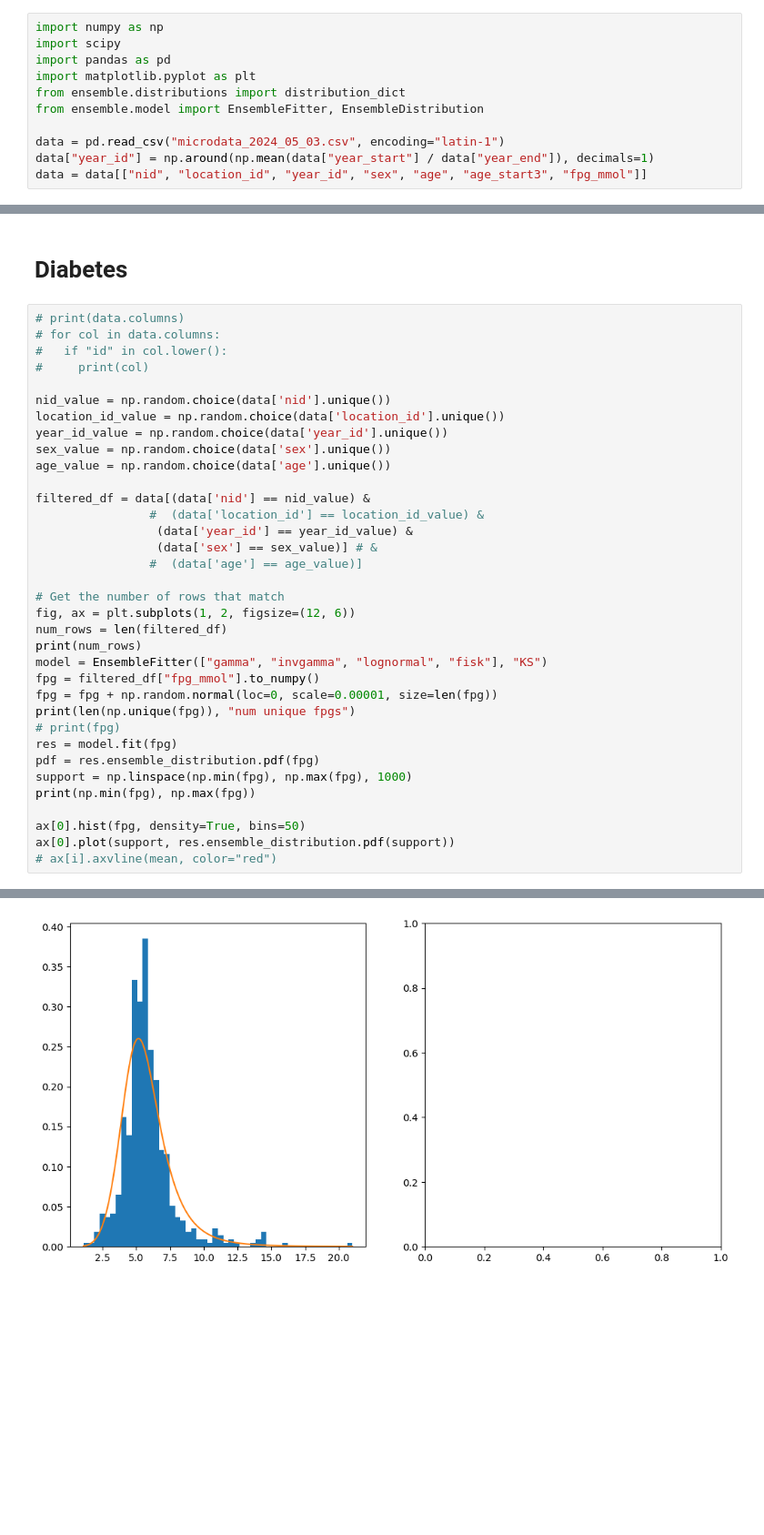
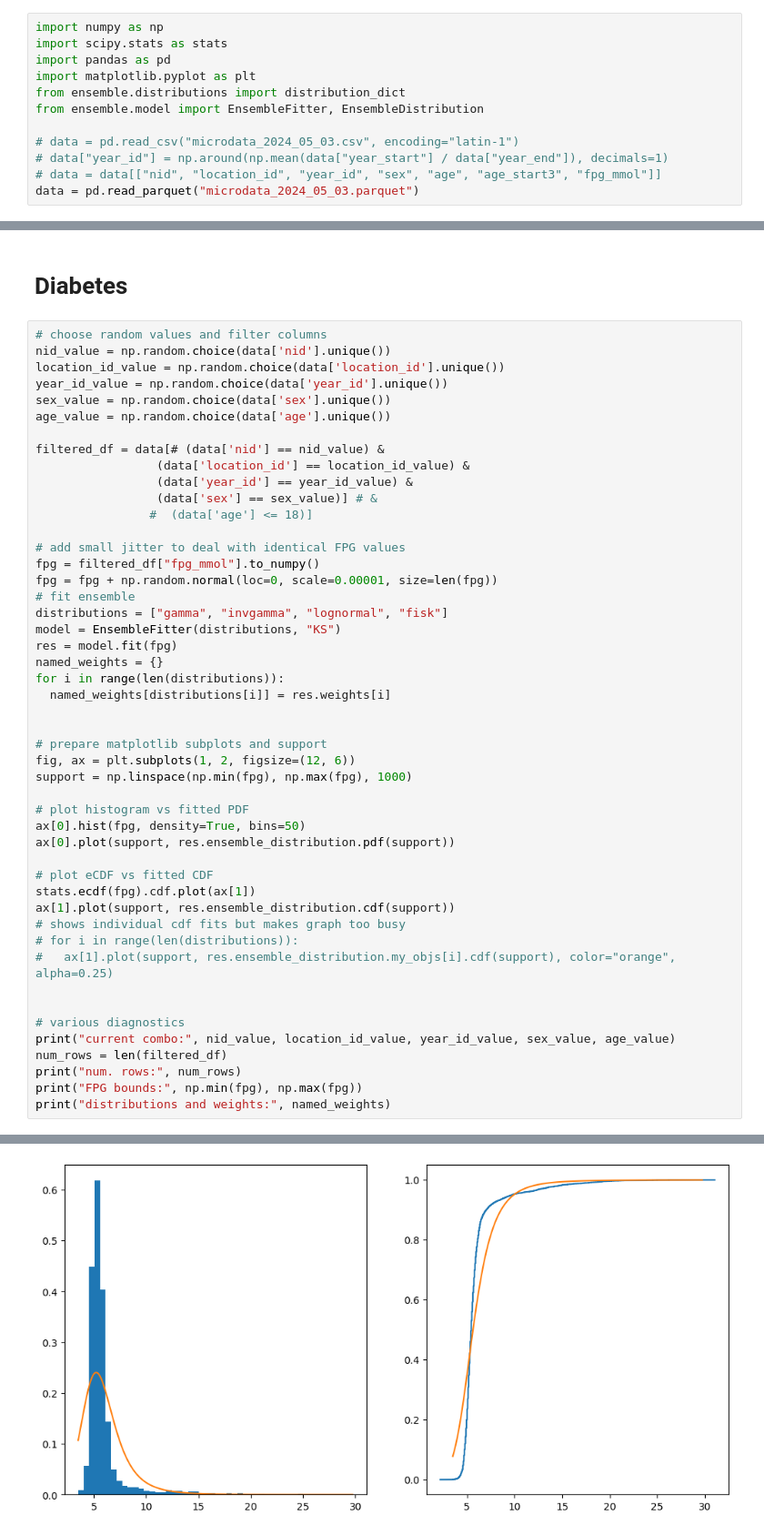
Before and after one commit to ihmeuw-msca/distrem, a Jupyter notebook: plots.ipynb, the cells around one changed output, grey strips where cells are left out. Shown: that part at 91% size. Drawn from its saved outputs; the diff is of its cells as text; blank space fills up the shorter version.

Commit message:
add plotting diagnostics, cdf comparisons, update data to be stored in .parquet format and gitignore accordingly, allow for manual runs of deploy.yml once merged into main with workflow_dispatch

```diff
--- a/plots.ipynb
+++ b/plots.ipynb
@@ -1,14 +1,15 @@
 # %%
 import numpy as np
-import scipy
+import scipy.stats as stats
 import pandas as pd
 import matplotlib.pyplot as plt
 from ensemble.distributions import distribution_dict
 from ensemble.model import EnsembleFitter, EnsembleDistribution
 
-data = pd.read_csv("microdata_2024_05_03.csv", encoding="latin-1")
-data["year_id"] = np.around(np.mean(data["year_start"] / data["year_end"]), decimals=1)
-data = data[["nid", "location_id", "year_id", "sex", "age", "age_start3", "fpg_mmol"]]
+# data = pd.read_csv("microdata_2024_05_03.csv", encoding="latin-1")
+# data["year_id"] = np.around(np.mean(data["year_start"] / data["year_end"]), decimals=1)
+# data = data[["nid", "location_id", "year_id", "sex", "age", "age_start3", "fpg_mmol"]]
+data = pd.read_parquet("microdata_2024_05_03.parquet")
 # %% [markdown]
 # Fitting individual distributions
 # %%
@@ -87,38 +83,51 @@ ensemble_comparison(distributions, weights, "KS", MEAN, VARIANCE, support, (30,
 # %% [markdown]
 # Diabetes
 # %%
-# print(data.columns)
-# for col in data.columns:
-#   if "id" in col.lower():
-#     print(col)
-
+# choose random values and filter columns
 nid_value = np.random.choice(data['nid'].unique())
 location_id_value = np.random.choice(data['location_id'].unique())
 year_id_value = np.random.choice(data['year_id'].unique())
 sex_value = np.random.choice(data['sex'].unique())
 age_value = np.random.choice(data['age'].unique())
 
-filtered_df = data[(data['nid'] == nid_value) &
-                #  (data['location_id'] == location_id_value) &
+filtered_df = data[# (data['nid'] == nid_value) &
+                 (data['location_id'] == location_id_value) &
                  (data['year_id'] == year_id_value) &
                  (data['sex'] == sex_value)] # &
-                #  (data['age'] == age_value)]
+                #  (data['age'] <= 18)]
 
-# Get the number of rows that match
-fig, ax = plt.subplots(1, 2, figsize=(12, 6))
-num_rows = len(filtered_df)
-print(num_rows)
-model = EnsembleFitter(["gamma", "invgamma", "lognormal", "fisk"], "KS")
+# add small jitter to deal with identical FPG values
 fpg = filtered_df["fpg_mmol"].to_numpy()
 fpg = fpg + np.random.normal(loc=0, scale=0.00001, size=len(fpg))
-print(len(np.unique(fpg)), "num unique fpgs")
-# print(fpg)
+# fit ensemble
+distributions = ["gamma", "invgamma", "lognormal", "fisk"]
+model = EnsembleFitter(distributions, "KS")
 res = model.fit(fpg)
-pdf = res.ensemble_distribution.pdf(fpg)
+named_weights = {}
+for i in range(len(distributions)):
+  named_weights[distributions[i]] = res.weights[i]
+
+
+# prepare matplotlib subplots and support
+fig, ax = plt.subplots(1, 2, figsize=(12, 6))
 support = np.linspace(np.min(fpg), np.max(fpg), 1000)
-print(np.min(fpg), np.max(fpg))
 
+# plot histogram vs fitted PDF
 ax[0].hist(fpg, density=True, bins=50)
 ax[0].plot(support, res.ensemble_distribution.pdf(support))
-# ax[i].axvline(mean, color="red")
+
+# plot eCDF vs fitted CDF
+stats.ecdf(fpg).cdf.plot(ax[1])
+ax[1].plot(support, res.ensemble_distribution.cdf(support))
+# shows individual cdf fits but makes graph too busy
+# for i in range(len(distributions)):
+#   ax[1].plot(support, res.ensemble_distribution.my_objs[i].cdf(support), color="orange", alpha=0.25)
+
+
+# various diagnostics
+print("current combo:", nid_value, location_id_value, year_id_value, sex_value, age_value)
+num_rows = len(filtered_df)
+print("num. rows:", num_rows)
+print("FPG bounds:", np.min(fpg), np.max(fpg))
+print("distributions and weights:", named_weights)
 # %% [output]
@@ -130 +138 @@ ax[0].plot(support, res.ensemble_distribution.pdf(support))
-[figure, old version]
+[figure, new version]
```
Also changed, not shown: parts of 2 cells of this notebook, 3 other files.
